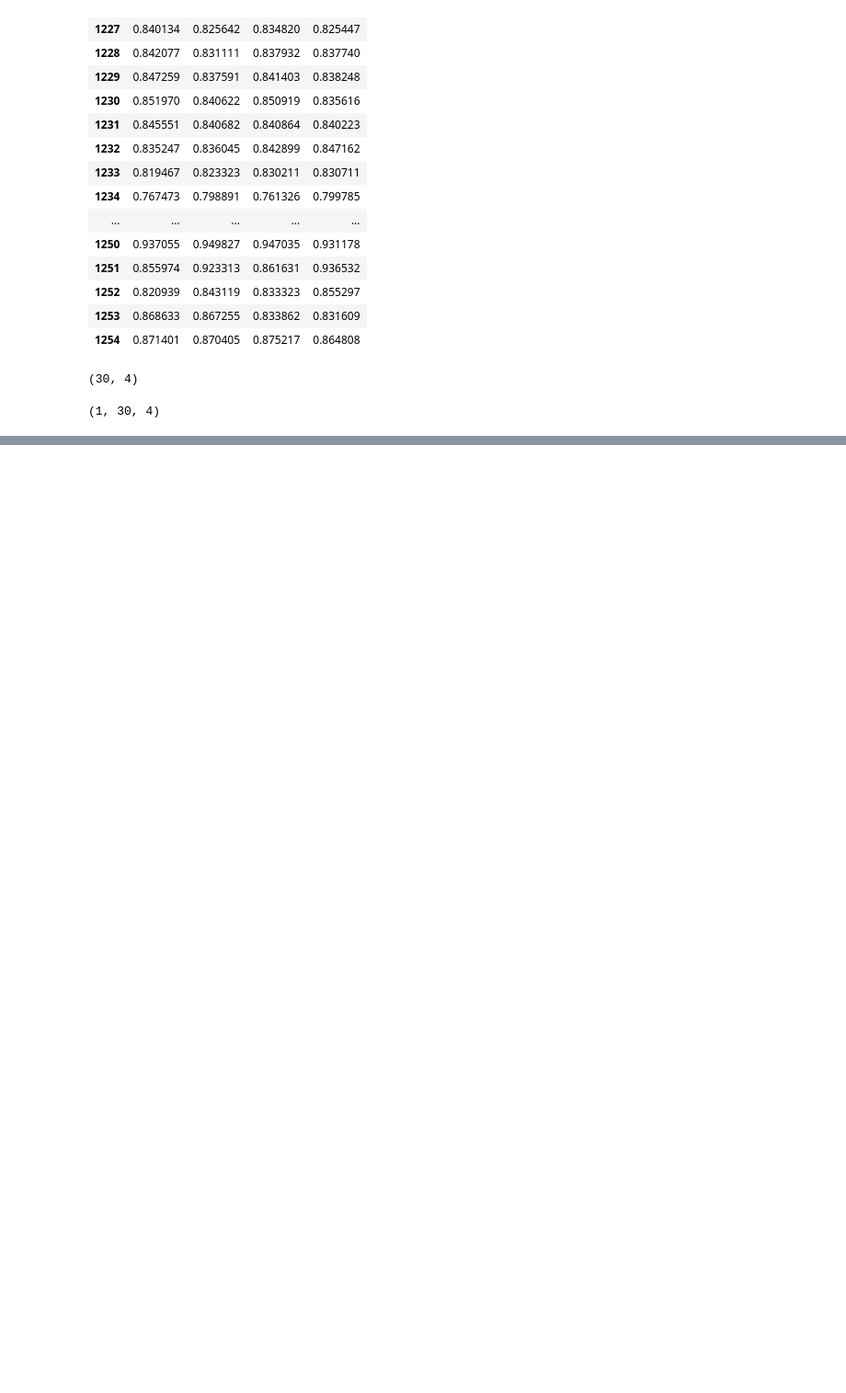
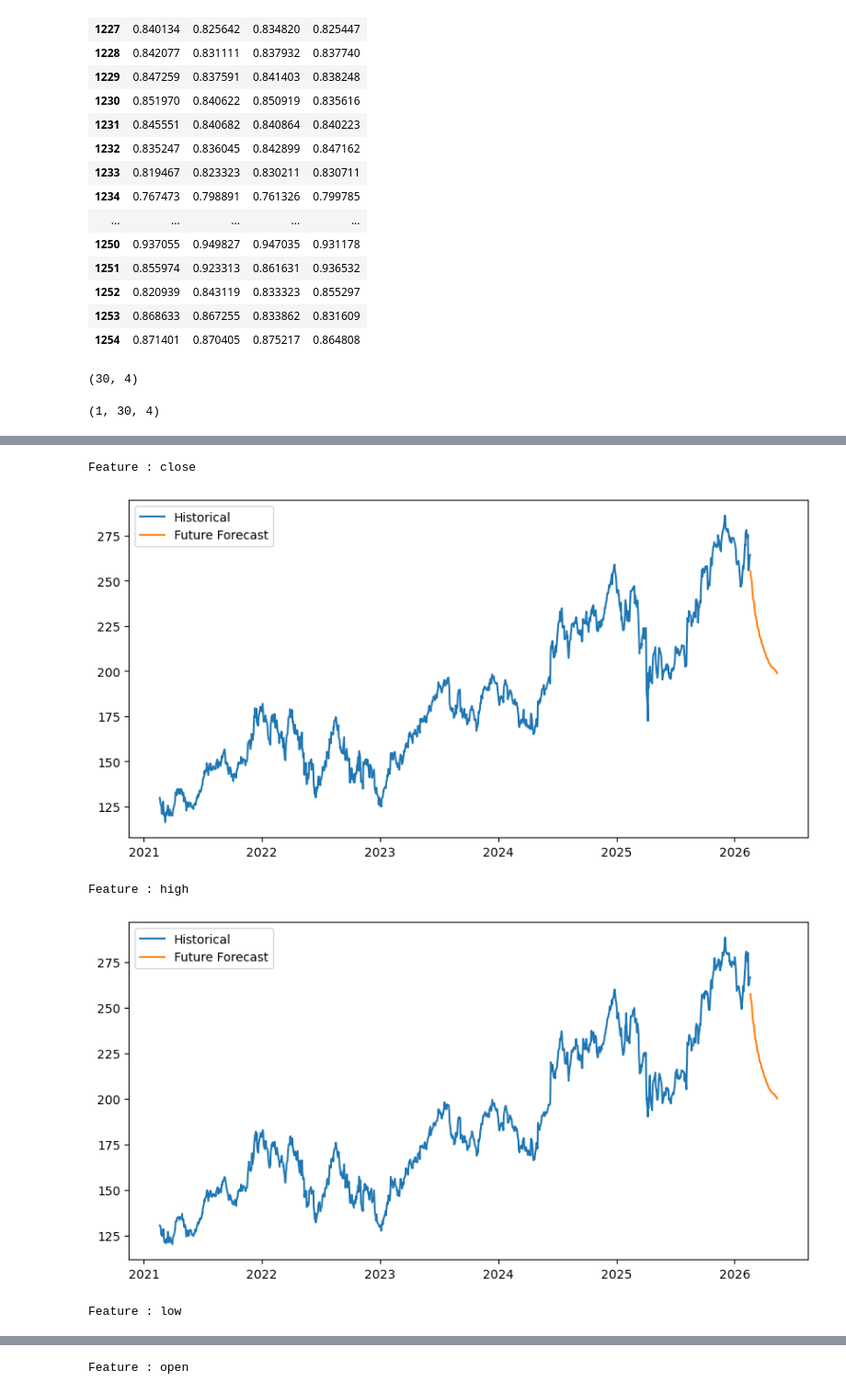
Before and after one commit to utsav87589/LSTM---Stock-price-prediction, a Jupyter notebook: v1/notebooks/many_to_many.ipynb, the cells around one changed output, grey strips where cells are left out. Shown at 92% size. Cells and saved outputs as stored; diff of their text form; code cells hidden in the pictures; blank space fills up the shorter version.

```diff
--- a/v1/notebooks/many_to_many.ipynb
+++ b/v1/notebooks/many_to_many.ipynb
@@ -418,0 +425,5 @@ for i in range (0, 4) :
+# %%
+### changing the shape
+last_sequence_60 = np.array(last_sequence_60)
+last_sequence_60 = np.expand_dims(last_sequence_60, axis = 0)
+last_sequence_60.shape
@@ -418,0 +432,4 @@ for i in range (0, 4) :
+# %%
+### predicting the next 60 days forecast
+future_pred_60 = gen_future_prices(df, window_size_60, last_sequence_60, model = model)
+future_pred_60
@@ -418,0 +454,4 @@ for i in range (0, 4) :
+# %%
+### inverse scaling the forecast
+future_pred_60 = scaler.inverse_transform(future_pred_60)
+future_pred_60
@@ -418,0 +476,4 @@ for i in range (0, 4) :
+# %%
+### generating the futture dates (last date index remain the same though)
+future_dates_60 = gen_future_dates(last_date, window_size_60)
+future_dates_60
@@ -418,0 +497,9 @@ for i in range (0, 4) :
+# %%
+### plotting the graphs
+gen_future_price_graphs(df, df_copy, features_to_target, future_dates_60, future_pred_60)
+# %% [output]
+Feature : close
+[figure, added]
+Feature : high
+[figure, added]
+Feature : low
@@ -418,0 +507 @@ for i in range (0, 4) :
+Feature : open
```
Also changed, not shown: parts of 37 cells of this notebook.
